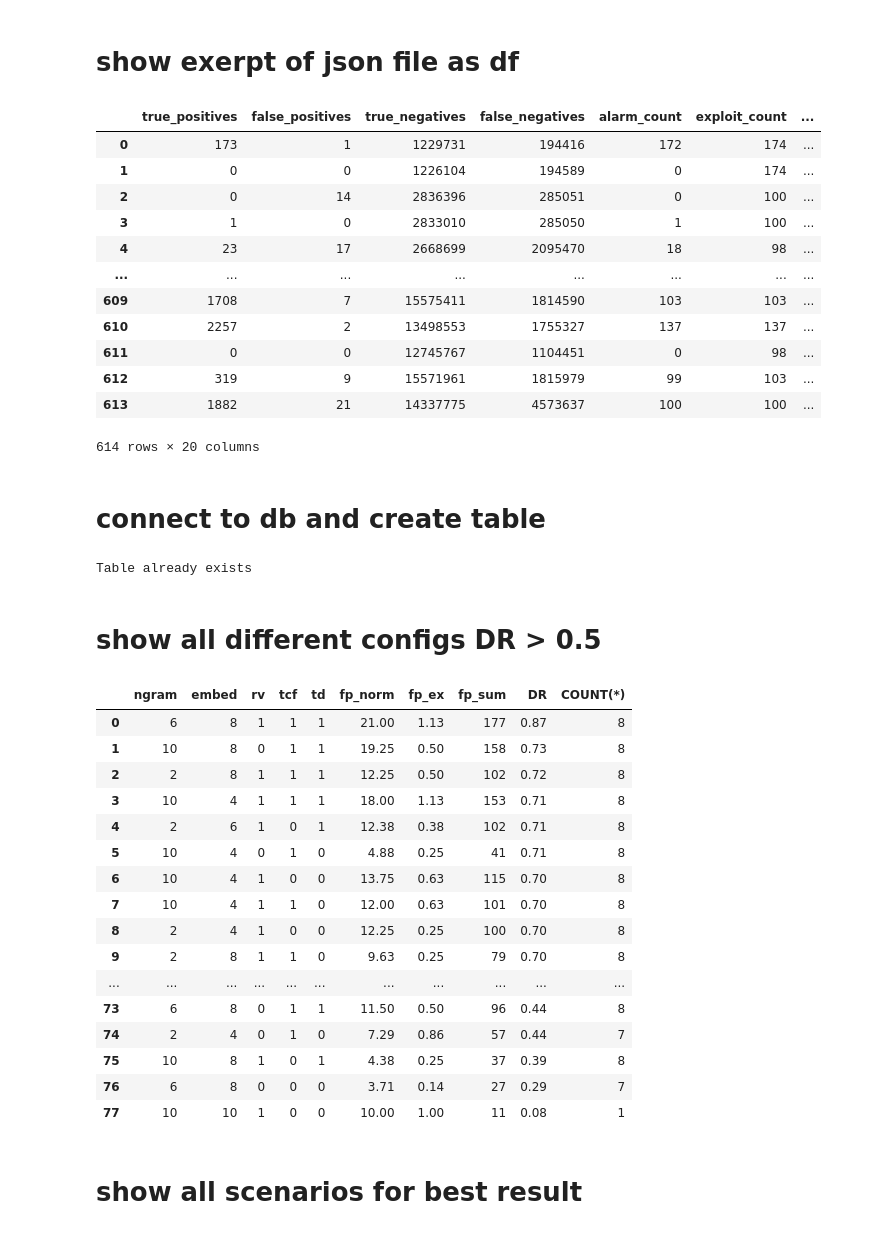
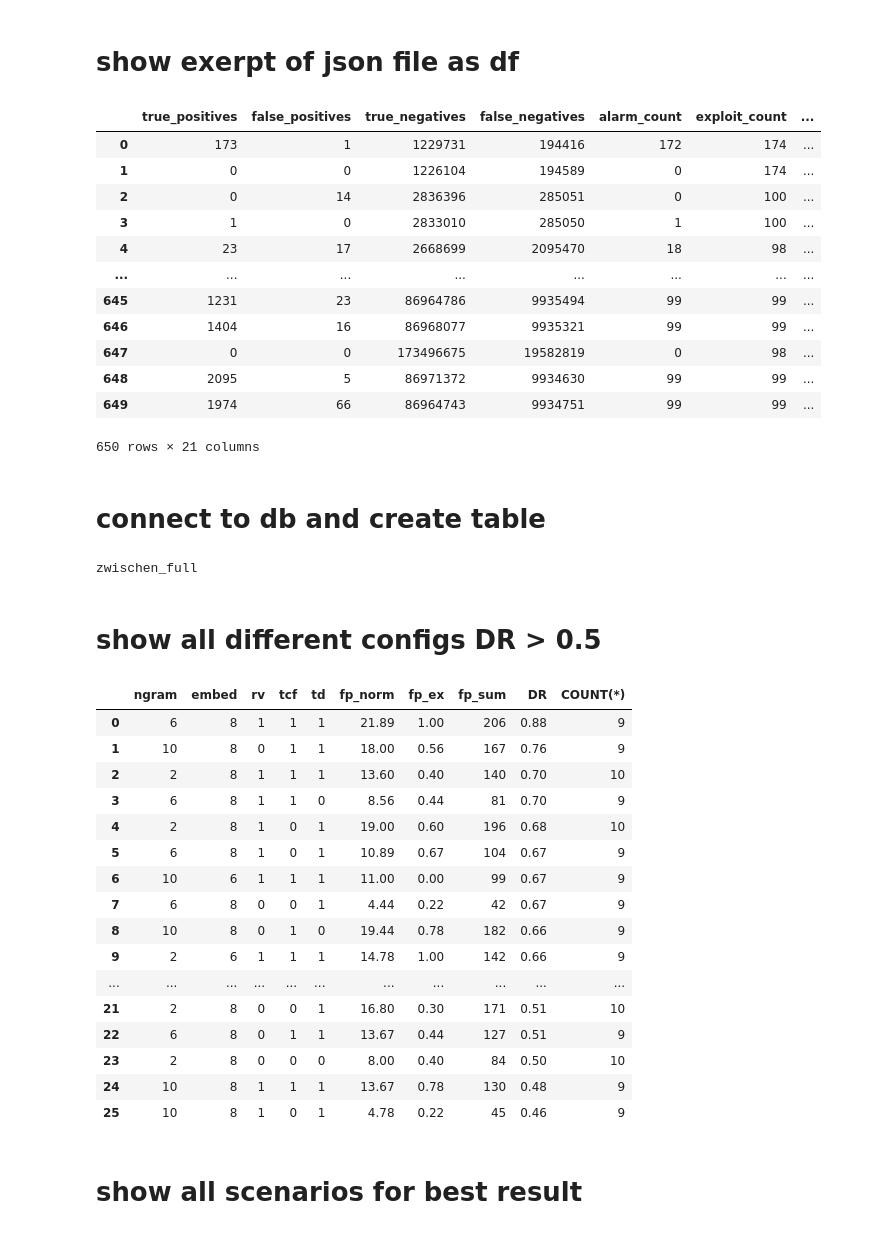
Before and after one commit to LID-DS/LID-DS, a Jupyter notebook: algorithms/evaluation/eval.ipynb, the cells around one changed output. Drawn from its saved outputs; the diff is of its cells as text; code cells hidden in the pictures.

```diff
--- a/algorithms/evaluation/eval.ipynb
+++ b/algorithms/evaluation/eval.ipynb
@@ -28,6 +28,7 @@ IPython.OutputArea.prototype._should_scroll = function(lines) {
 # show exerpt of json file as df
 # %%
 de = 'lstm'
+de = 'zwischen_full'
 path = f'../persistent_data/{de}.json'
 result_list = convert_to_df(path)
 result_list
@@ -39,66 +40,74 @@ result_list
 | 3 | 1 | 0 | 2833010 | 285050 | 1 | 100 | ... |
 | 4 | 23 | 17 | 2668699 | 2095470 | 18 | 98 | ... |
 | ... | ... | ... | ... | ... | ... | ... | ... |
-| 609 | 1708 | 7 | 15575411 | 1814590 | 103 | 103 | ... |
-| 610 | 2257 | 2 | 13498553 | 1755327 | 137 | 137 | ... |
-| 611 | 0 | 0 | 12745767 | 1104451 | 0 | 98 | ... |
-| 612 | 319 | 9 | 15571961 | 1815979 | 99 | 103 | ... |
-| 613 | 1882 | 21 | 14337775 | 4573637 | 100 | 100 | ... |
+| 645 | 1231 | 23 | 86964786 | 9935494 | 99 | 99 | ... |
+| 646 | 1404 | 16 | 86968077 | 9935321 | 99 | 99 | ... |
+| 647 | 0 | 0 | 173496675 | 19582819 | 0 | 98 | ... |
+| 648 | 2095 | 5 | 86971372 | 9934630 | 99 | 99 | ... |
+| 649 | 1974 | 66 | 86964743 | 9934751 | 99 | 99 | ... |
-614 rows × 20 columns
+650 rows × 21 columns
 # %% [markdown]
 # connect to db and create table
 # %%
 conn = sql.connect('evaluation.db')
+conn = sql.connect('zwischenerg.db')
 try:
     result_list.to_sql(de, conn)
 except ValueError:
     print('Table already exists')
-# %% [output]
-Table already exists
+# %%
+conn = sql.connect('zwischenerg.db')
+res = conn.execute("SELECT name FROM sqlite_master WHERE type='table';")
+for name in res.fetchall():
+    print(name[0])
+# %% [output]
+zwischen_full
 # %% [markdown]
 # show all different configs DR > 0.5
 # %%
 conn = sql.connect('evaluation.db')
+conn = sql.connect('zwischenerg.db')
 result = pd.read_sql('SELECT \
                              ngram, \
                              embedding_size as embed, \
                              return_value as rv, \
                              thread_change_flag as tcf, \
                              time_delta as td, \
                              ROUND(AVG(consecutive_false_positives_normal),2) as fp_norm, \
                              ROUND(AVG(consecutive_false_positives_exploits),2) as fp_ex, \
                              SUM(consecutive_false_positives_normal + consecutive_false_positives_exploits) as fp_sum, \
                              ROUND(AVG(detection_rate),2) as DR, \
                              COUNT(*) \
-                     FROM lstm \
+                     FROM  zwischen_full\
                      GROUP BY ngram, \
                               embedding_size, \
                               rv, \
                               tcf, \
                               td \
+                     HAVING COUNT(*) > 8 \
                      ORDER BY  \
                               DR desc, \
                               fp_sum desc', conn)
 pd.set_option('display.max_rows', result.shape[0]+1)
 result
 # %% [output]
 |  | ngram | embed | rv | tcf | td | fp_norm | fp_ex | fp_sum | DR | COUNT(*) |
-| 0 | 6 | 8 | 1 | 1 | 1 | 21.00 | 1.13 | 177 | 0.87 | 8 |
-| 1 | 10 | 8 | 0 | 1 | 1 | 19.25 | 0.50 | 158 | 0.73 | 8 |
-| 2 | 2 | 8 | 1 | 1 | 1 | 12.25 | 0.50 | 102 | 0.72 | 8 |
-| 3 | 10 | 4 | 1 | 1 | 1 | 18.00 | 1.13 | 153 | 0.71 | 8 |
-| 4 | 2 | 6 | 1 | 0 | 1 | 12.38 | 0.38 | 102 | 0.71 | 8 |
-| 5 | 10 | 4 | 0 | 1 | 0 | 4.88 | 0.25 | 41 | 0.71 | 8 |
-| 6 | 10 | 4 | 1 | 0 | 0 | 13.75 | 0.63 | 115 | 0.70 | 8 |
-| 7 | 10 | 4 | 1 | 1 | 0 | 12.00 | 0.63 | 101 | 0.70 | 8 |
-| 8 | 2 | 4 | 1 | 0 | 0 | 12.25 | 0.25 | 100 | 0.70 | 8 |
-| 9 | 2 | 8 | 1 | 1 | 0 | 9.63 | 0.25 | 79 | 0.70 | 8 |
+| 0 | 6 | 8 | 1 | 1 | 1 | 21.89 | 1.00 | 206 | 0.88 | 9 |
+| 1 | 10 | 8 | 0 | 1 | 1 | 18.00 | 0.56 | 167 | 0.76 | 9 |
+| 2 | 2 | 8 | 1 | 1 | 1 | 13.60 | 0.40 | 140 | 0.70 | 10 |
+| 3 | 6 | 8 | 1 | 1 | 0 | 8.56 | 0.44 | 81 | 0.70 | 9 |
+| 4 | 2 | 8 | 1 | 0 | 1 | 19.00 | 0.60 | 196 | 0.68 | 10 |
+| 5 | 6 | 8 | 1 | 0 | 1 | 10.89 | 0.67 | 104 | 0.67 | 9 |
+| 6 | 10 | 6 | 1 | 1 | 1 | 11.00 | 0.00 | 99 | 0.67 | 9 |
+| 7 | 6 | 8 | 0 | 0 | 1 | 4.44 | 0.22 | 42 | 0.67 | 9 |
+| 8 | 10 | 8 | 0 | 1 | 0 | 19.44 | 0.78 | 182 | 0.66 | 9 |
+| 9 | 2 | 6 | 1 | 1 | 1 | 14.78 | 1.00 | 142 | 0.66 | 9 |
 | ... | ... | ... | ... | ... | ... | ... | ... | ... | ... | ... |
-| 73 | 6 | 8 | 0 | 1 | 1 | 11.50 | 0.50 | 96 | 0.44 | 8 |
-| 74 | 2 | 4 | 0 | 1 | 0 | 7.29 | 0.86 | 57 | 0.44 | 7 |
-| 75 | 10 | 8 | 1 | 0 | 1 | 4.38 | 0.25 | 37 | 0.39 | 8 |
-| 76 | 6 | 8 | 0 | 0 | 0 | 3.71 | 0.14 | 27 | 0.29 | 7 |
-| 77 | 10 | 10 | 1 | 0 | 0 | 10.00 | 1.00 | 11 | 0.08 | 1 |
+| 21 | 2 | 8 | 0 | 0 | 1 | 16.80 | 0.30 | 171 | 0.51 | 10 |
+| 22 | 6 | 8 | 0 | 1 | 1 | 13.67 | 0.44 | 127 | 0.51 | 9 |
+| 23 | 2 | 8 | 0 | 0 | 0 | 8.00 | 0.40 | 84 | 0.50 | 10 |
+| 24 | 10 | 8 | 1 | 1 | 1 | 13.67 | 0.78 | 130 | 0.48 | 9 |
+| 25 | 10 | 8 | 1 | 0 | 1 | 4.78 | 0.22 | 45 | 0.46 | 9 |
 # %% [markdown]
 # show all scenarios for best result
 # %%
```
Also changed, not shown: 6 other files.
